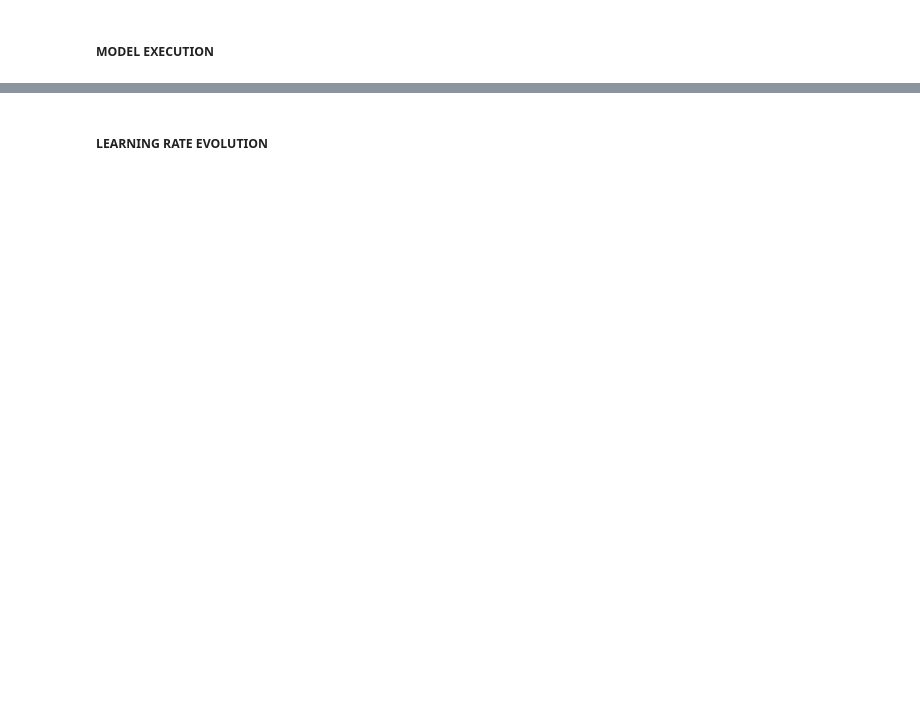
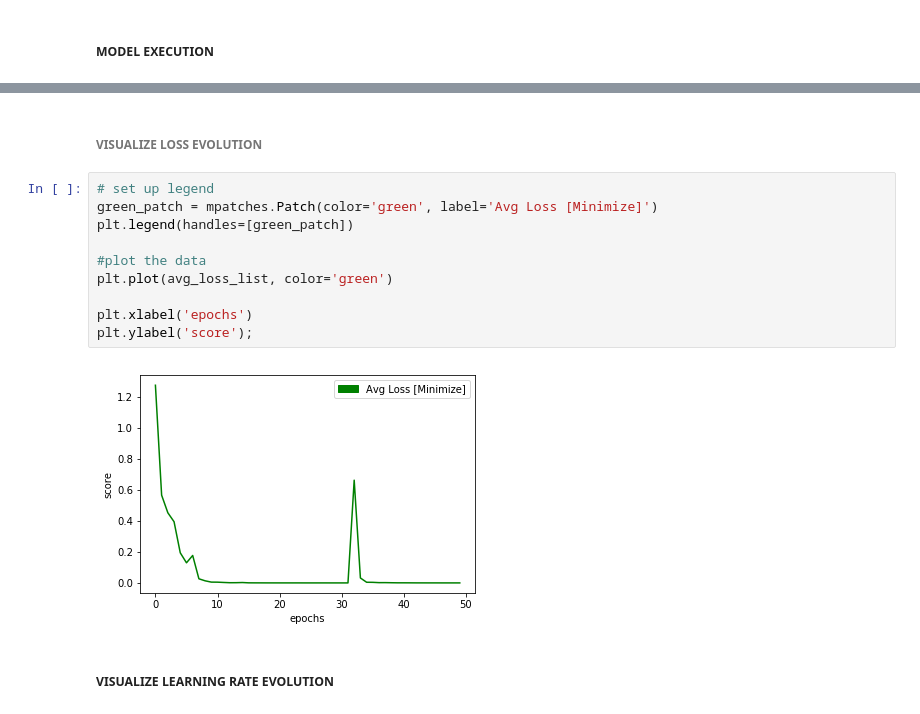
Before and after one commit to igerardoh/cat-dog-cnn-classifier, a Jupyter notebook: python/03-data-analysis/cnn-tensorflow-1.x/cnn-classification-tensorflow1.x-catdog.ipynb, the cells around one changed output, grey strips where cells are left out. Saved outputs shown, nothing was run; the diff lists cells and outputs as text; blank space fills up the shorter version.

```diff
--- a/python/03-data-analysis/cnn-tensorflow-1.x/cnn-classification-tensorflow1.x-catdog.ipynb
+++ b/python/03-data-analysis/cnn-tensorflow-1.x/cnn-classification-tensorflow1.x-catdog.ipynb
@@ -444,5 +590,19 @@ plt.ylabel('score');
+# %% [markdown]
+###### VISUALIZE LOSS EVOLUTION
+# %%
+# set up legend
+green_patch = mpatches.Patch(color='green', label='Avg Loss [Minimize]')
+plt.legend(handles=[green_patch])
+
+#plot the data
+plt.plot(avg_loss_list, color='green')
+
+plt.xlabel('epochs')
+plt.ylabel('score');
+# %% [output]
+[figure, added]
 # %% [markdown]
-##### LEARNING RATE EVOLUTION
+##### VISUALIZE LEARNING RATE EVOLUTION
 # %%
 or_patch = mpatches.Patch(color='orange', label='Learning rate')
 plt.legend(handles=[or_patch])
```
Also changed, not shown: parts of 26 cells of this notebook, 5 other files.
